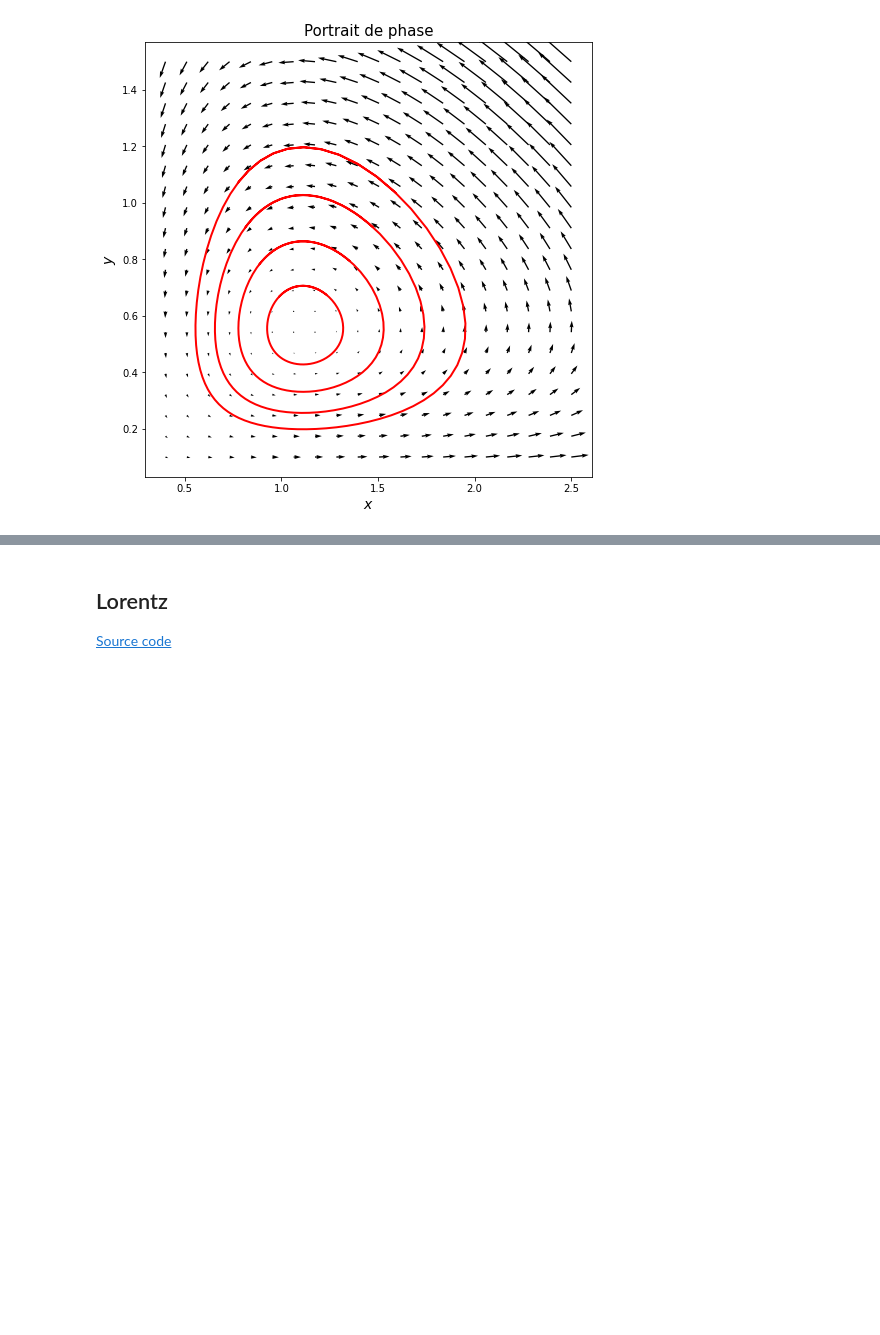
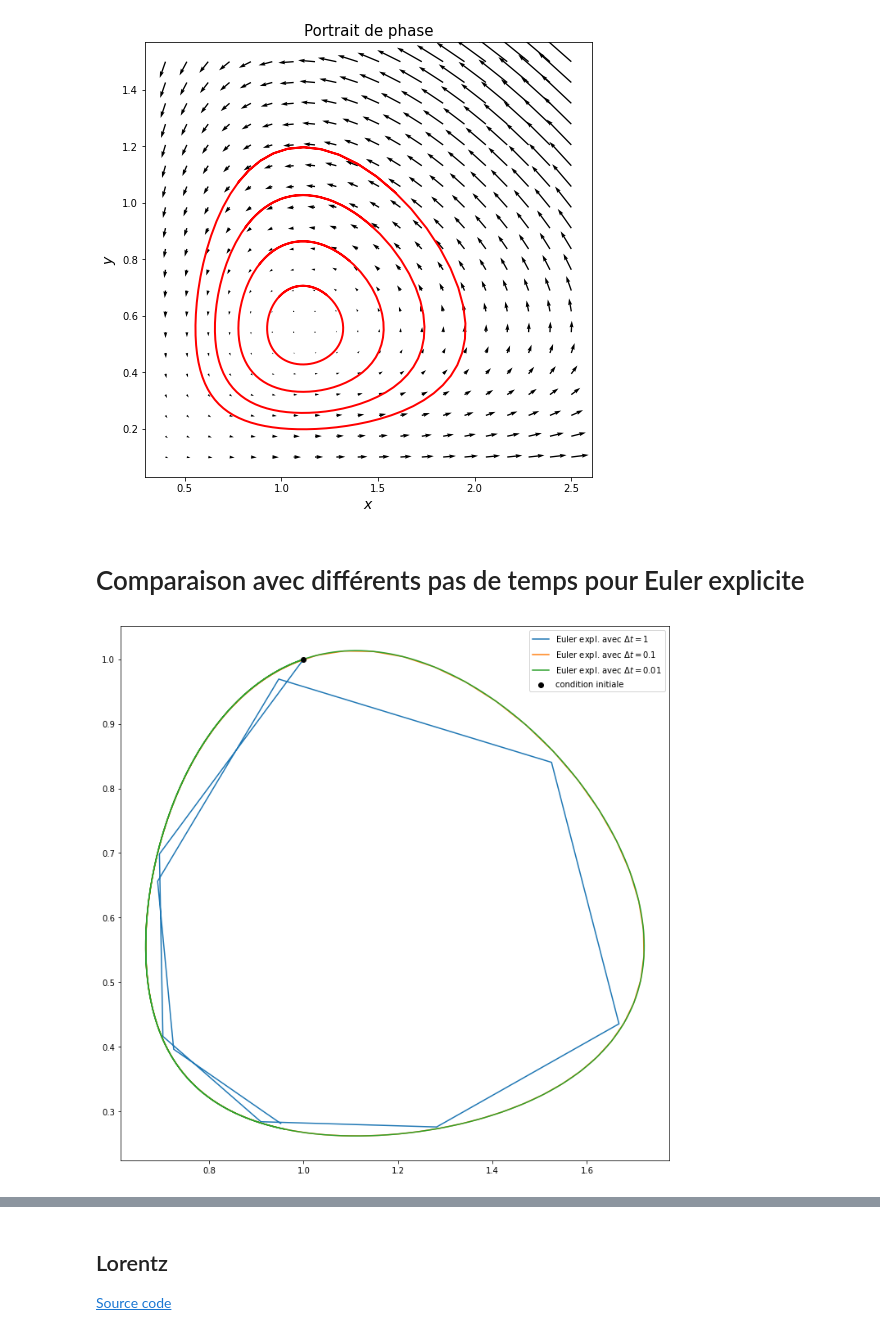
Before and after one commit to antoineperrot/cesi-maths, a Jupyter notebook: notebooks/2.systemes_dynamiques.ipynb, the cells around one changed output, grey strips where cells are left out. Saved outputs shown, nothing was run; the diff lists cells and outputs as text; code cells hidden in the pictures; blank space fills up the shorter version.

```diff
--- a/notebooks/2. Intégration Numérique.ipynb
+++ b/notebooks/2.systemes_dynamiques.ipynb
@@ -159,10 +177,10 @@ class LotkaVolterra(Model):
     def _make_trend(self):
         def trend(t,X):
             x, y = X
-            dt_x =  self.trend_parameters['a']*x - self.trend_parameters['c']*x*y
-            dt_y = -self.trend_parameters['b']*y + self.trend_parameters['c']*x*y
-            dt_X = np.array([dt_x, dt_y])
-            return dt_X
+            fx =  self.trend_parameters['a']*x - self.trend_parameters['c']*x*y
+            fy = -self.trend_parameters['b']*y + self.trend_parameters['c']*x*y
+            fX = np.array([fx, fy])
+            return fX
         return trend
 
     def plot_traj(self,traj):
@@ -170,7 +188,7 @@ class LotkaVolterra(Model):
         hist_X = np.array(list(traj.values()))
         plt.figure(figsize=(10,5))
         tmax
-        plt.title(f"Evolution des populations sur {tmax} ans")
+        plt.title(f"Evolution des populations sur {int(tmax)} ans")
         plt.plot(saved_times, hist_X[:,0],c='b',linestyle='--',label='Proie')
         plt.plot(saved_times, hist_X[:,1],c='r',linewidth=2,label='Prédateur');
         plt.xlabel(r"$t$")
@@ -212,3 +230,26 @@ Z = lv.trend(0,[X,Y])
 plt.quiver(X, Y, Z[0],Z[1]);
 # %% [output]
 [figure]
+# %% [markdown]
+# Comparaison avec différents pas de temps pour Euler explicite
+# %%
+trend_parameters={"a":2/3,'b':4/3,"c":1.2}
+lv = LotkaVolterra(trend_parameters=trend_parameters, scheme_name='RK4')
+
+x0 = np.array([1,1])
+
+dts = [1,0.1,0.01]
+
+trajs = {}
+plt.figure(figsize=(12,12))
+for dt in dts:
+    times, saved_times = lv.time_window(10, dt)
+    traj = lv.forecast(x0, times, saved_times=saved_times)
+
+    traj_X = np.array(list(traj.values()))
+    plt.plot(traj_X[:,0], traj_X[:,1],label='Euler expl. avec ' +fr'$\Delta t=${dt}')
+
+plt.scatter([1],[1],c='k',zorder=3,label='condition initiale')
+plt.legend();
+# %% [output]
+[figure, added]
```
Also changed, not shown: parts of 4 cells of this notebook, 2 other files.
